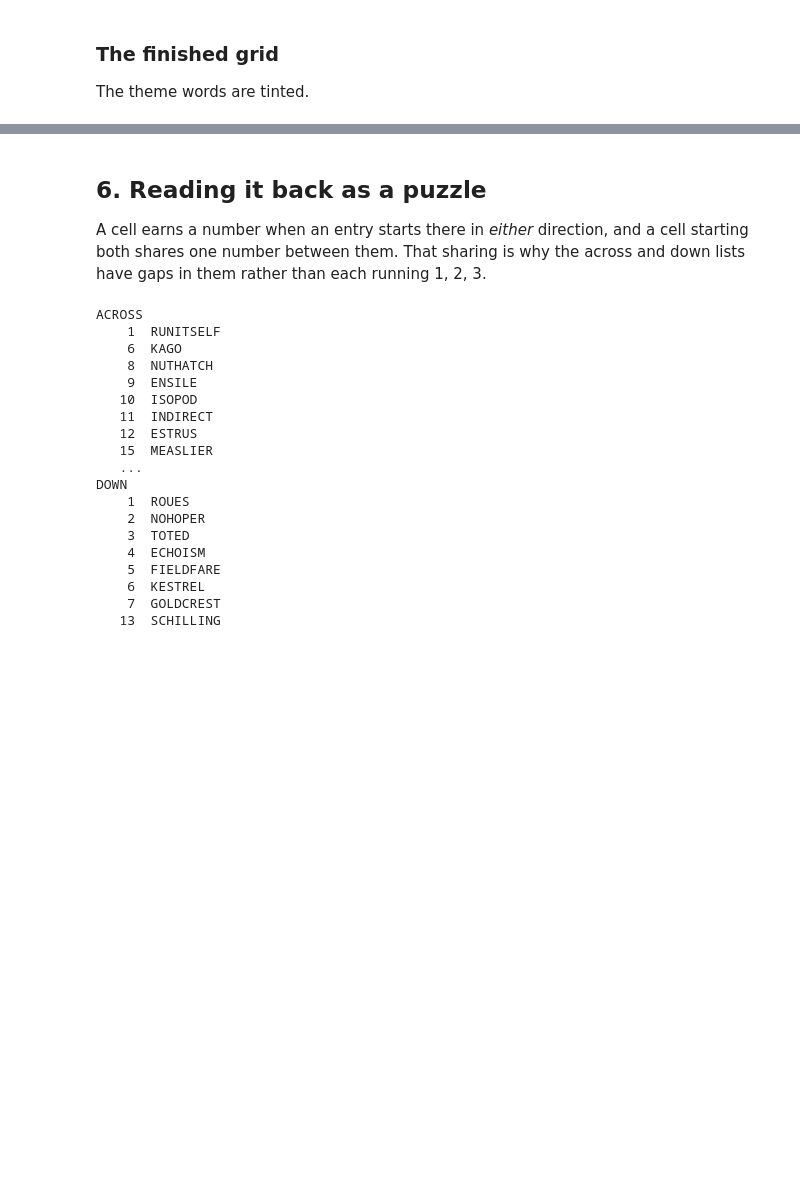
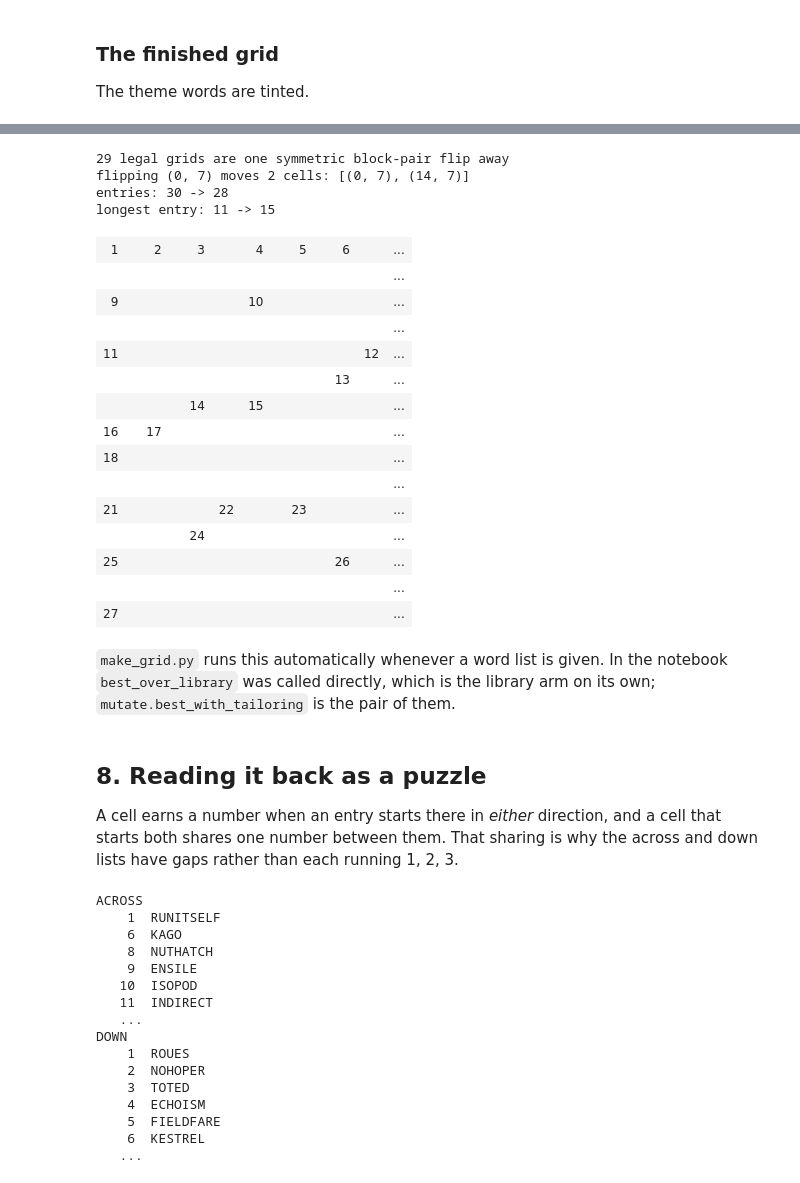
Before and after one commit to AngusRobinson/crossword-builder, a Jupyter notebook: notebooks/01-building-a-grid.ipynb, the cells around one changed output, grey strips where cells are left out. Drawn from its saved outputs; the diff is of its cells as text; code cells hidden in the pictures; blank space fills up the shorter version.

```diff
--- a/notebooks/01-building-a-grid.ipynb
+++ b/notebooks/01-building-a-grid.ipynb
@@ -257,0 +310,13 @@ seated: fieldfare, goldcrest, nuthatch, wheatear, dunnock, kestrel, redwing, sis
+# %%
+from crossword import coverage
+
+scored = sorted(((coverage.ceiling(p.profile(), theme), p) for p in patterns),
+                key=lambda pair: -pair[0])
+best = scored[0][0]
+print(f"best ceiling in the library: {best} of {len(theme)} theme words")
+print(f"patterns reaching it:        {sum(1 for c, _ in scored if c == best)}")
+
+print("\ntheme needs      grid supplies")
+supply = scored[0][1].profile()
+for length, count in sorted(Counter(len(w) for w in theme).items()):
+    print(f"  {count} x {length:2d}          {supply.get(length, 0)} entries")
@@ -285,19 +405,61 @@ show(finished, highlight=marked,
+# %%
+from crossword import mutate
+
+seed_pattern = scored[0][1]
+options = list(mutate.neighbours(seed_pattern, RuleSet()))
+print(f"{len(options)} legal grids are one symmetric block-pair flip away")
+
+before = seed_pattern.grid()
+# Prefer a flip that changes the entry count, which shows what a coarse move
+# this is: removing one block can merge two entries into a much longer one.
+flipped, after = next(
+    ((cell, g) for cell, g in options if len(g.slots()) != len(before.slots())),
+    options[0],
+)
+changed = before.blocks ^ after.blocks
+print(f"flipping {flipped} moves {len(changed)} cells: {sorted(changed)}")
+print(f"entries: {len(before.slots())} -> {len(after.slots())}")
+print(f"longest entry: {max(s.length for s in before.slots())} -> "
+      f"{max(s.length for s in after.slots())}")
+show(after, highlight=changed)
+# %% [output]
+29 legal grids are one symmetric block-pair flip away
+flipping (0, 7) moves 2 cells: [(0, 7), (14, 7)]
+entries: 30 -> 28
+longest entry: 11 -> 15
+| 1 |  | 2 |  | 3 |  | 4 |  | 5 |  | 6 |  | ... |
+|  |  |  |  |  |  |  |  |  |  |  |  | ... |
+| 9 |  |  |  |  |  | 10 |  |  |  |  |  | ... |
+|  |  |  |  |  |  |  |  |  |  |  |  | ... |
+| 11 |  |  |  |  |  |  |  |  |  |  | 12 | ... |
+|  |  |  |  |  |  |  |  |  |  | 13 |  | ... |
+|  |  |  |  | 14 |  | 15 |  |  |  |  |  | ... |
+| 16 |  | 17 |  |  |  |  |  |  |  |  |  | ... |
+| 18 |  |  |  |  |  |  |  |  |  |  |  | ... |
+|  |  |  |  |  |  |  |  |  |  |  |  | ... |
+| 21 |  |  |  |  | 22 |  |  | 23 |  |  |  | ... |
+|  |  |  |  | 24 |  |  |  |  |  |  |  | ... |
+| 25 |  |  |  |  |  |  |  |  |  | 26 |  | ... |
+|  |  |  |  |  |  |  |  |  |  |  |  | ... |
+| 27 |  |  |  |  |  |  |  |  |  |  |  | ... |
+# %% [markdown]
+`make_grid.py` runs this automatically whenever a word list is given. In the
+notebook `best_over_library` was called directly, which is the library arm on
+its own; `mutate.best_with_tailoring` is the pair of them.
 # %% [markdown]
-## 6. Reading it back as a puzzle
+## 8. Reading it back as a puzzle
 
 A cell earns a number when an entry starts there in *either* direction, and a
-cell starting both shares one number between them. That sharing is why the
-across and down lists have gaps in them rather than each running 1, 2, 3.
+cell that starts both shares one number between them. That sharing is why the
+across and down lists have gaps rather than each running 1, 2, 3.
 # %%
 across, down = clue_lists(finished)
 
-print("ACROSS")
-for number, answer in across[:8]:
-    print(f"  {number:>3}  {answer.upper()}")
-print("   ...")
-print("DOWN")
-for number, answer in down[:8]:
-    print(f"  {number:>3}  {answer.upper()}")
+for name, items in (("ACROSS", across), ("DOWN", down)):
+    print(name)
+    for number, answer in items[:6]:
+        print(f"  {number:>3}  {answer.upper()}")
+    print("   ...")
 # %% [output]
 ACROSS
     1  RUNITSELF
@@ -306,8 +468,6 @@ ACROSS
     9  ENSILE
    10  ISOPOD
    11  INDIRECT
-   12  ESTRUS
-   15  MEASLIER
    ...
 DOWN
     1  ROUES
@@ -316,8 +476,7 @@ DOWN
     4  ECHOISM
     5  FIELDFARE
     6  KESTREL
-    7  GOLDCREST
-   13  SCHILLING
+   ...
 # %% [markdown]
 ### Out to a file
 
```
Also changed, not shown: parts of 44 cells of this notebook, 6 other files.
